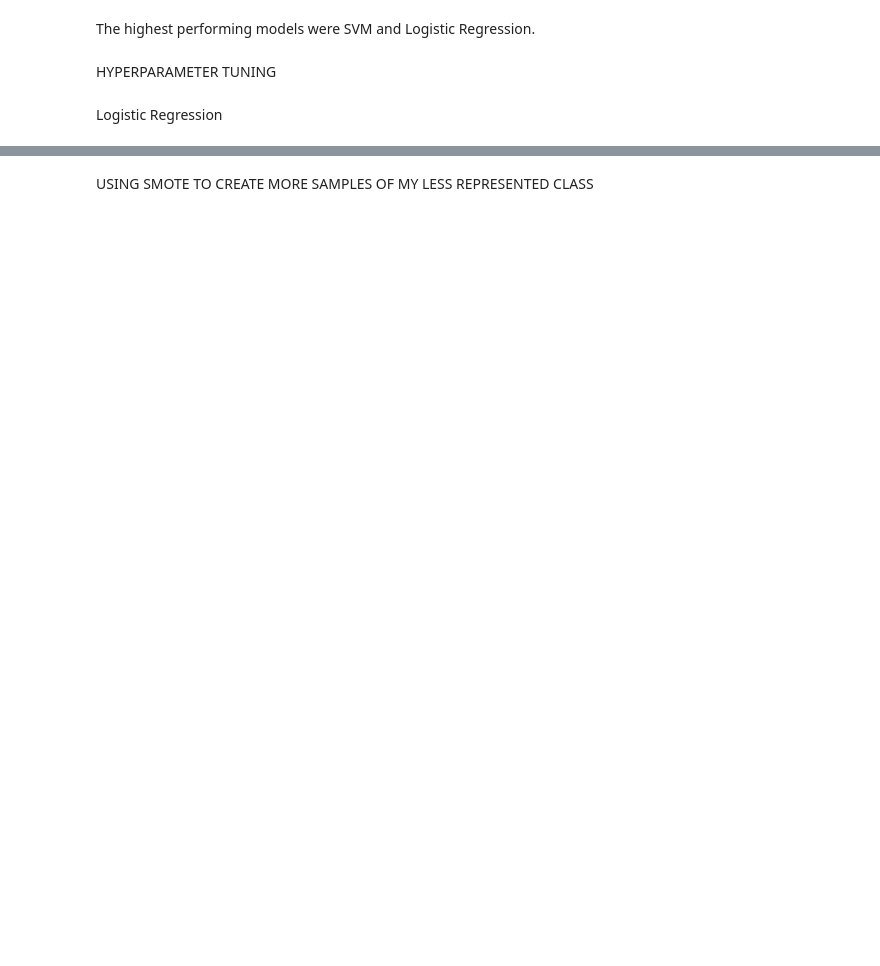
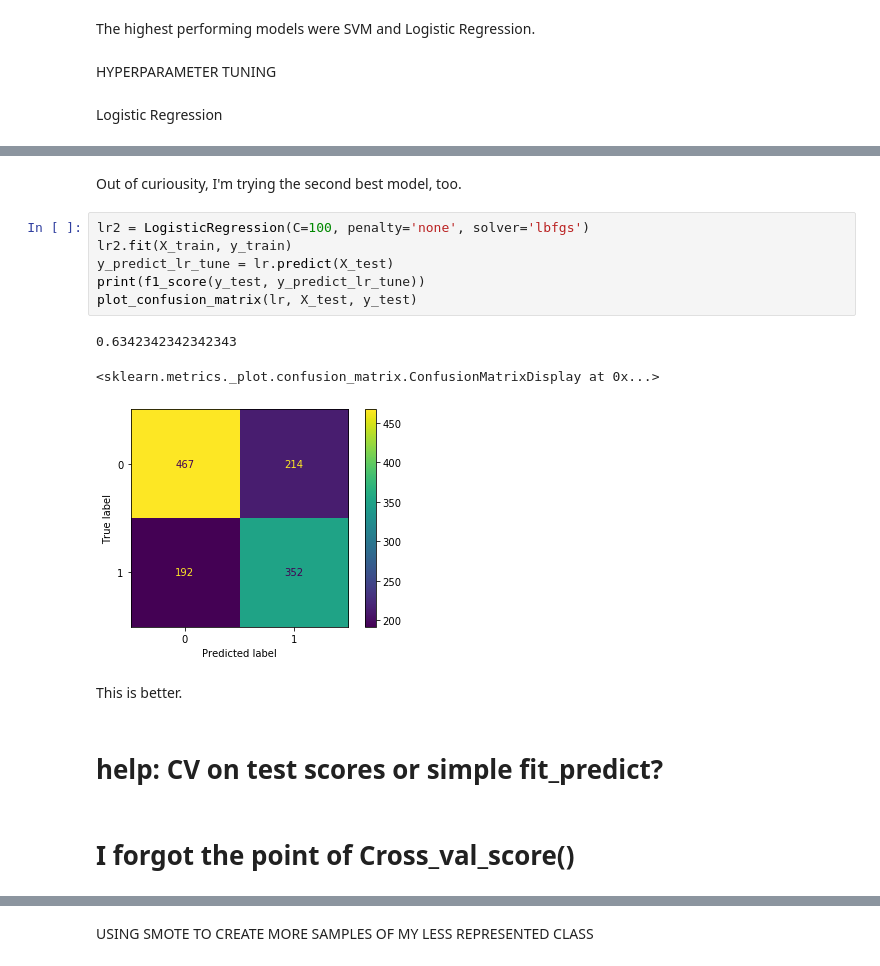
Before and after one commit to vizziviz/fatal_encounters_with_police, a Jupyter notebook: models/supervised_modeling_blackhispanic_notclean.ipynb, the cells around one changed output, grey strips where cells are left out. Cells and saved outputs as stored; diff of their text form; blank space fills up the shorter version.

```diff
--- a/models/supervised_modeling_blackhispanic_notclean.ipynb
+++ b/models/supervised_modeling_blackhispanic_notclean.ipynb
@@ -331,0 +334,18 @@ plot_confusion_matrix(lr, X_test, y_test)
+# %% [markdown]
+Out of curiousity, I'm trying the second best model, too.
+# %%
+lr2 = LogisticRegression(C=100, penalty='none', solver='lbfgs')
+lr2.fit(X_train, y_train)
+y_predict_lr_tune = lr.predict(X_test)
+print(f1_score(y_test, y_predict_lr_tune))
+plot_confusion_matrix(lr, X_test, y_test)
+# %% [output]
+0.6342342342342343
+<sklearn.metrics._plot.confusion_matrix.ConfusionMatrixDisplay at 0x...>
+[figure, added]
+# %% [markdown]
+This is better.
+# %% [markdown]
+# help: CV on test scores or simple fit_predict?
+# %% [markdown]
+# I forgot the point of Cross_val_score()
```
Also changed, not shown: parts of 45 cells of this notebook.
